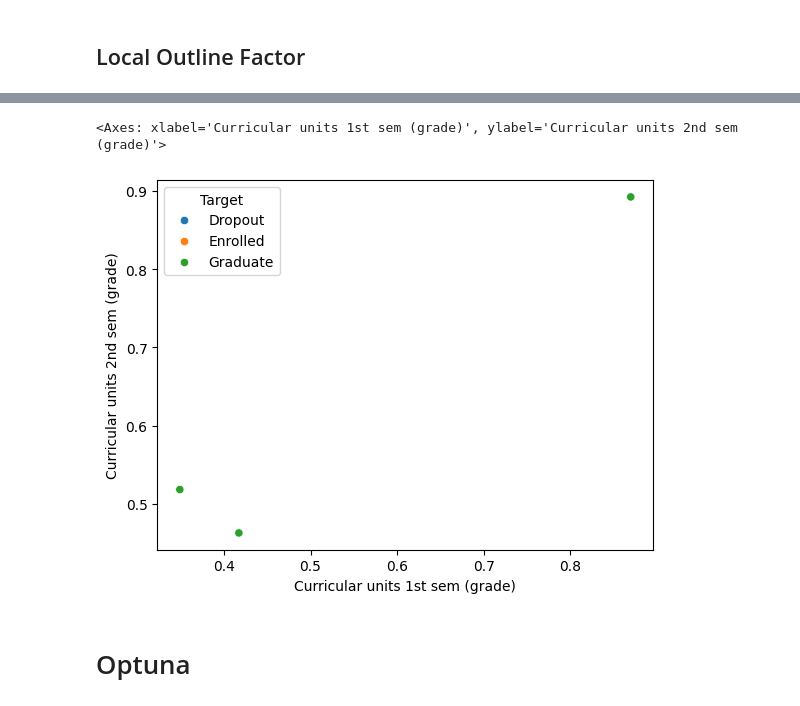
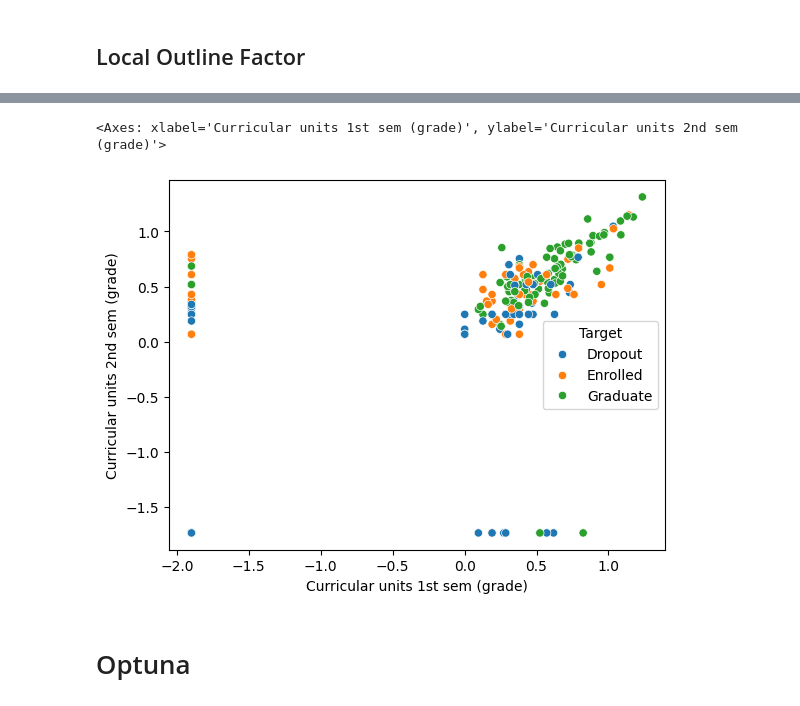
Before and after one commit to estaciolima/kaggle-playground-s4-e6, a Jupyter notebook: notebook.ipynb, the cells around one changed output, grey strips where cells are left out. Drawn from its saved outputs; the diff is of its cells as text; code cells hidden in the pictures.

```diff
--- a/notebook.ipynb
+++ b/notebook.ipynb
@@ -323,11 +323,11 @@ np.sum(lof_outliers==1)
 # %%
-sns.scatterplot(data=X_trans.loc[outliers==-1],
+sns.scatterplot(data=X_trans.loc[lof_outliers==-1],
                 x='Curricular units 1st sem (grade)',
                 y='Curricular units 2nd sem (grade)',
                 hue=y.loc[lof_outliers==-1])
 # %% [output]
 <Axes: xlabel='Curricular units 1st sem (grade)', ylabel='Curricular units 2nd sem (grade)'>
-[figure, old version]
+[figure, new version]
 # %%
 X_trans.drop(X_trans.loc[lof_outliers == -1].index, inplace=True)
 # %% [markdown]
```
Also changed, not shown: parts of 10 cells of this notebook.
